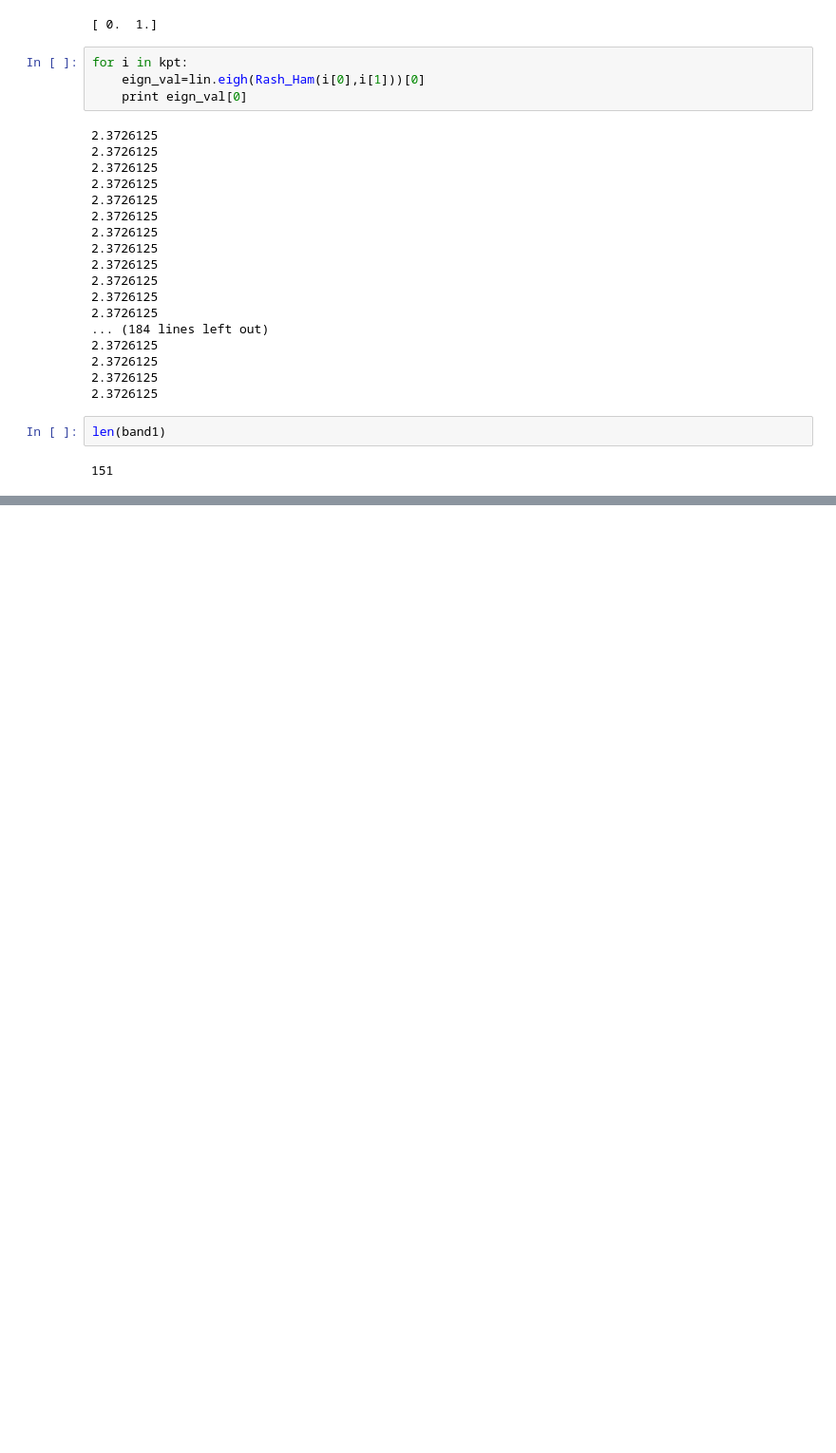
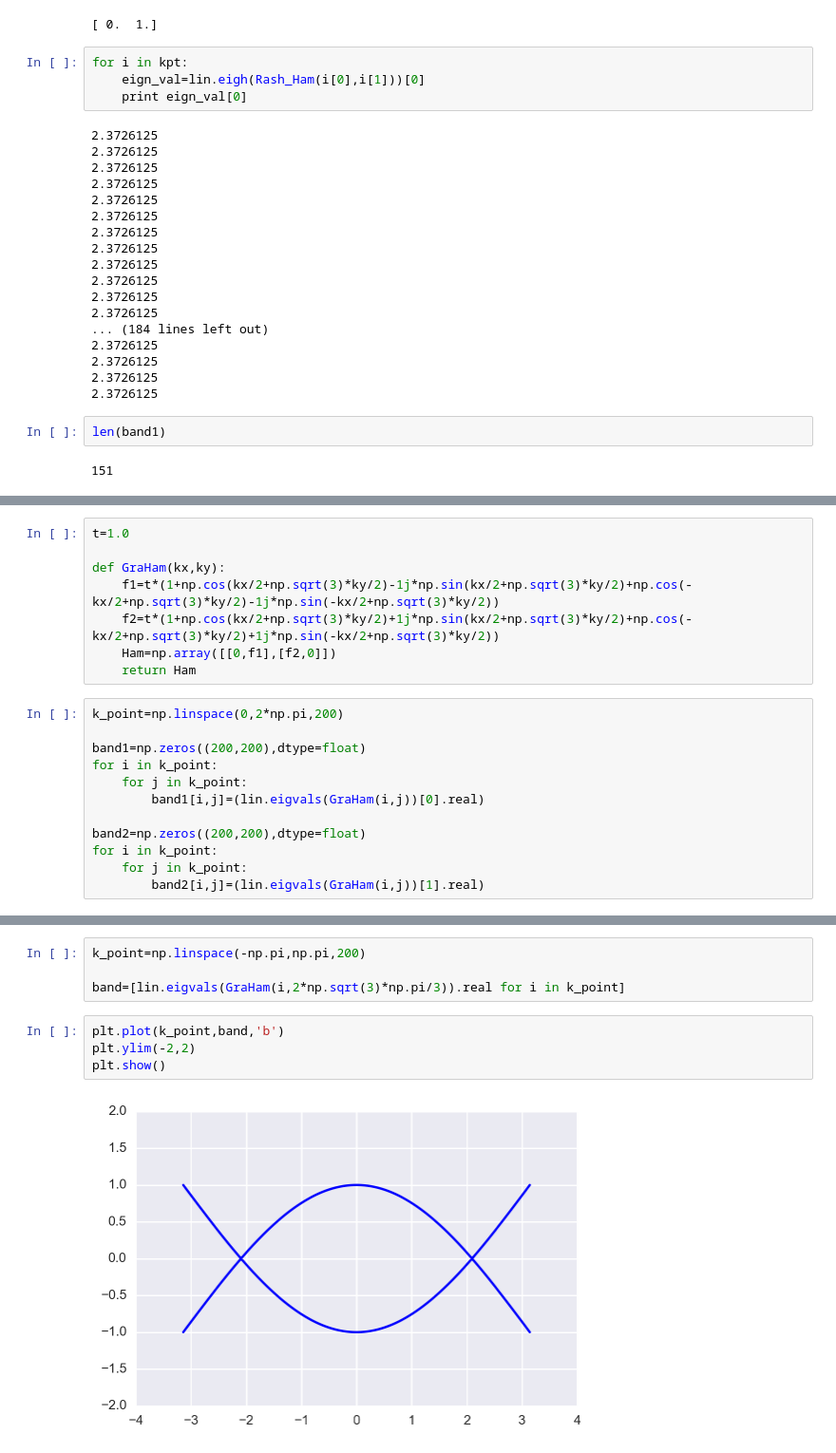
Before and after one commit to dangspin/code_physics, a Jupyter notebook: Graphene_and_TI.ipynb, the cells around one changed output, grey strips where cells are left out. Shown: that part at 95% size. Saved outputs shown, nothing was run; the diff lists cells and outputs as text; blank space fills up the shorter version.

```diff
--- a/Graphene_and_TI.ipynb
+++ b/Graphene_and_TI.ipynb
@@ -126,0 +134,20 @@ len(band1)
+# %%
+t=1.0
+
+def GraHam(kx,ky):
+    f1=t*(1+np.cos(kx/2+np.sqrt(3)*ky/2)-1j*np.sin(kx/2+np.sqrt(3)*ky/2)+np.cos(-kx/2+np.sqrt(3)*ky/2)-1j*np.sin(-kx/2+np.sqrt(3)*ky/2))
+    f2=t*(1+np.cos(kx/2+np.sqrt(3)*ky/2)+1j*np.sin(kx/2+np.sqrt(3)*ky/2)+np.cos(-kx/2+np.sqrt(3)*ky/2)+1j*np.sin(-kx/2+np.sqrt(3)*ky/2))
+    Ham=np.array([[0,f1],[f2,0]])
+    return Ham
+# %%
+k_point=np.linspace(0,2*np.pi,200)
+
+band1=np.zeros((200,200),dtype=float)
+for i in k_point:
+    for j in k_point:
+        band1[i,j]=(lin.eigvals(GraHam(i,j))[0].real)
+
+band2=np.zeros((200,200),dtype=float)
+for i in k_point:
+    for j in k_point:
+        band2[i,j]=(lin.eigvals(GraHam(i,j))[1].real)
@@ -126,0 +163,10 @@ len(band1)
+# %%
+k_point=np.linspace(-np.pi,np.pi,200)
+
+band=[lin.eigvals(GraHam(i,2*np.sqrt(3)*np.pi/3)).real for i in k_point]
+# %%
+plt.plot(k_point,band,'b')
+plt.ylim(-2,2)
+plt.show()
+# %% [output]
+[figure, added]
```
Also changed, not shown: parts of 9 cells of this notebook.
